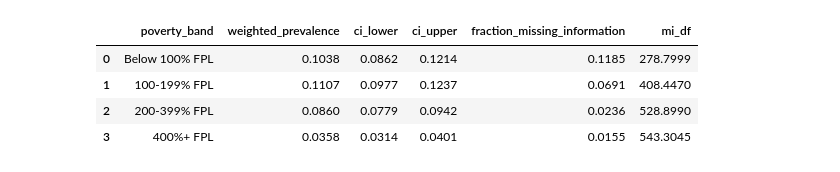
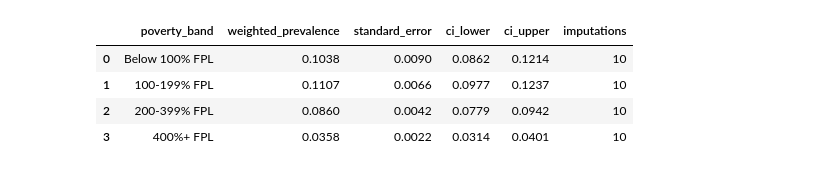
Before and after one commit to fernandoverdugo/nhis-healthcare-access-analysis, a Jupyter notebook: notebooks/02_survey_and_modeling_analysis.ipynb, the cells around one changed output. Saved outputs shown, nothing was run; the diff lists cells and outputs as text; code cells hidden in the pictures.

```diff
--- a/notebooks/02_survey_and_modeling_analysis.ipynb
+++ b/notebooks/02_survey_and_modeling_analysis.ipynb
@@ -9,6 +14,18 @@ Analyses, interpretations, and conclusions are those of the author and are not a
 # %%
 from pathlib import Path
+
+import numpy as np
 import pandas as pd
+import matplotlib.pyplot as plt
+from sklearn.metrics import precision_recall_curve, roc_curve
+
 ROOT = Path.cwd()
-if ROOT.name == 'notebooks': ROOT = ROOT.parent
-PROCESSED = ROOT / 'data' / 'processed'
+if not (ROOT / "data").exists():
+    ROOT = ROOT.parent
+
+PROCESSED = ROOT / "data" / "processed"
+ASSETS = ROOT / "assets"
+ASSETS.mkdir(exist_ok=True)
+
+pd.set_option("display.max_columns", 50)
+pd.set_option("display.float_format", lambda x: f"{x:,.4f}")
@@ -27,9 +93,9 @@ All 10 official income imputations are analyzed separately and pooled.
 # %%
-income = pd.read_csv(PROCESSED / 'income_pooled_estimates.csv')
-income[['poverty_band','weighted_prevalence','ci_lower','ci_upper','fraction_missing_information','mi_df']].round(4)
+income = pd.read_csv(PROCESSED / "income_pooled_estimates.csv")
+income[["poverty_band", "weighted_prevalence", "standard_error", "ci_lower", "ci_upper", "imputations"]]
 # %% [output]
-|  | poverty_band | weighted_prevalence | ci_lower | ci_upper | fraction_missing_information | mi_df |
-| 0 | Below 100% FPL | 0.1038 | 0.0862 | 0.1214 | 0.1185 | 278.7999 |
-| 1 | 100-199% FPL | 0.1107 | 0.0977 | 0.1237 | 0.0691 | 408.4470 |
-| 2 | 200-399% FPL | 0.0860 | 0.0779 | 0.0942 | 0.0236 | 528.8990 |
-| 3 | 400%+ FPL | 0.0358 | 0.0314 | 0.0401 | 0.0155 | 543.3045 |
+|  | poverty_band | weighted_prevalence | standard_error | ci_lower | ci_upper | imputations |
+| 0 | Below 100% FPL | 0.1038 | 0.0090 | 0.0862 | 0.1214 | 10 |
+| 1 | 100-199% FPL | 0.1107 | 0.0066 | 0.0977 | 0.1237 | 10 |
+| 2 | 200-399% FPL | 0.0860 | 0.0042 | 0.0779 | 0.0942 | 10 |
+| 3 | 400%+ FPL | 0.0358 | 0.0022 | 0.0314 | 0.0401 | 10 |
```
Also changed, not shown: parts of 25 cells of this notebook, 2 other files.
